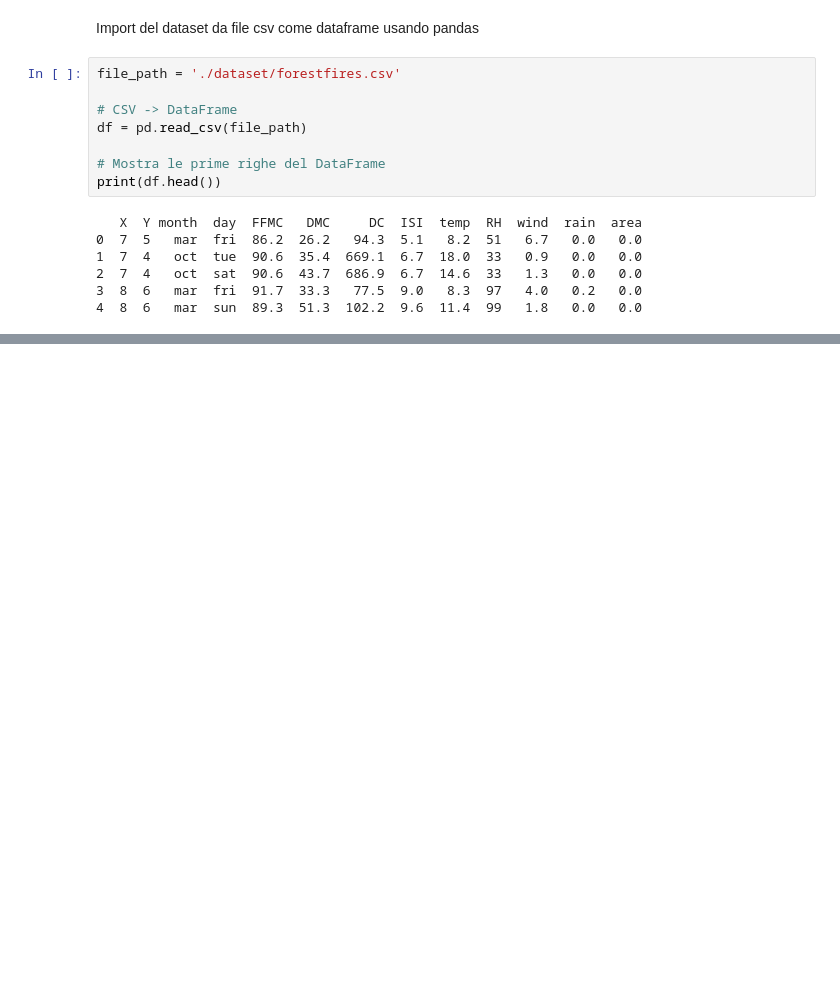
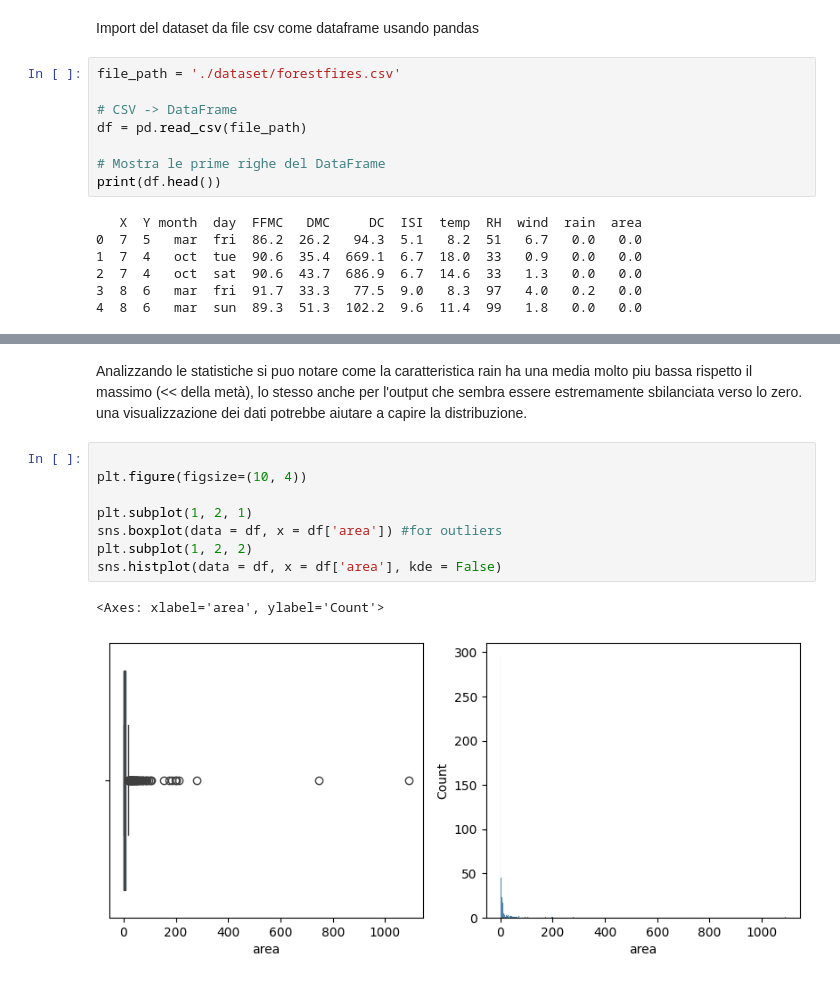
Before and after one commit to aledigirm3/ML-project, a Jupyter notebook: version1.ipynb, the cells around one changed output, grey strips where cells are left out. Saved outputs shown, nothing was run; the diff lists cells and outputs as text; blank space fills up the shorter version.

```diff
--- a/version1.ipynb
+++ b/version1.ipynb
@@ -41,0 +56,13 @@ print(df.head())
+# %% [markdown]
+Analizzando le statistiche si puo notare come la caratteristica rain ha una media molto piu bassa rispetto il massimo (<< della metà), lo stesso anche per l'output che sembra essere estremamente sbilanciata verso lo zero. una visualizzazione dei dati potrebbe aiutare a capire la distribuzione.
+# %%
+
+plt.figure(figsize=(10, 4))
+
+plt.subplot(1, 2, 1)
+sns.boxplot(data = df, x = df['area']) #for outliers
+plt.subplot(1, 2, 2)
+sns.histplot(data = df, x = df['area'], kde = False)
+# %% [output]
+<Axes: xlabel='area', ylabel='Count'>
+[figure, added]
```
Also changed, not shown: parts of 12 cells of this notebook.
